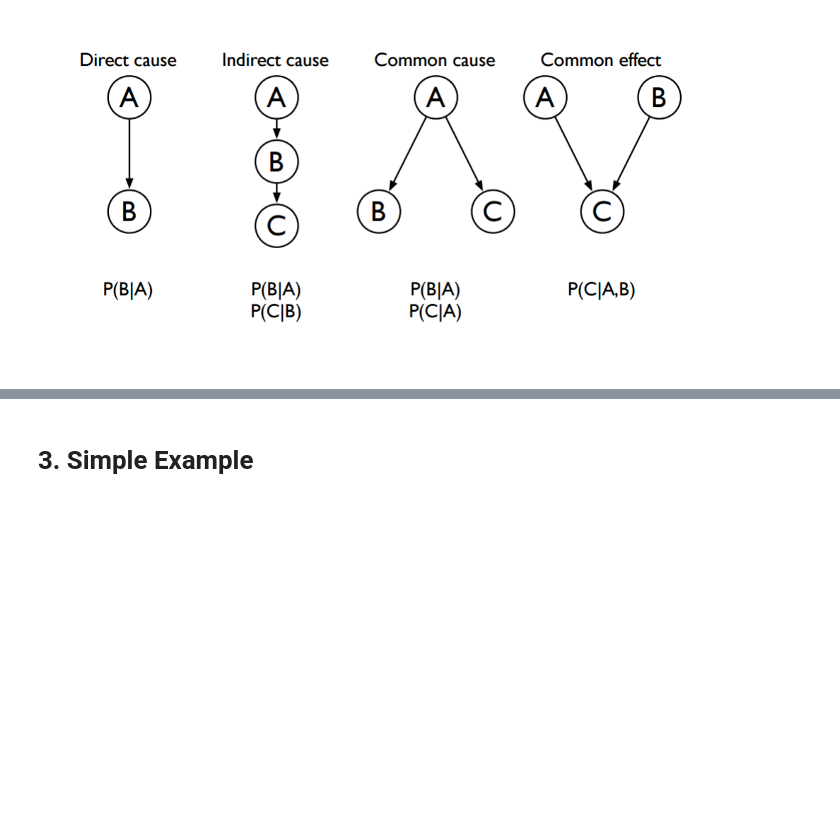
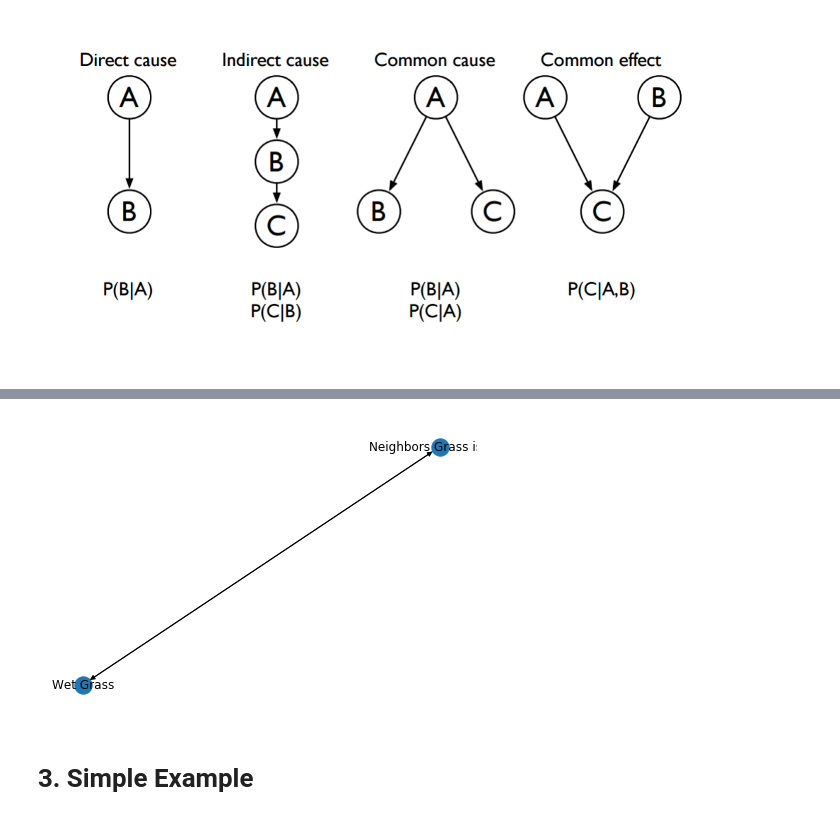
Before and after one commit to tjm165/bayesian-network-evolutionary-programming, a Jupyter notebook: Write Up.ipynb, the cells around one changed output, grey strips where cells are left out. Drawn from its saved outputs; the diff is of its cells as text; code cells hidden in the pictures; blank space fills up the shorter version.

```diff
--- a/Write Up.ipynb
+++ b/Write Up.ipynb
@@ -100,3 +158,14 @@ The iterable function was deprecated in Matplotlib 3.1 and will be removed in 3.
+# %%
+data = pd.DataFrame([['y', 'y', 'y'], ['n', 'n', 'n'], ['y', 'y', 'y'], ['n', 'y', 'n'], ['n', 'n', 'y']])
+data.columns = ['Alarm', 'Wet Grass', 'Neighbors Grass is Wet']
+# bc = BicScore(data)
+# m1 = np.array([[0, 1, 1], [0, 0, 0], [0, 0, 0]])
+
+r = EP(p_init=100, Gen_total=100, dataframe=data)
+r['best_network'].draw()
+print()
+# %% [output]
+[figure, added]
 # %% [markdown]
 # 3. Simple Example
 # %% [markdown]
```
Also changed, not shown: parts of 7 cells of this notebook, 1 other file.
